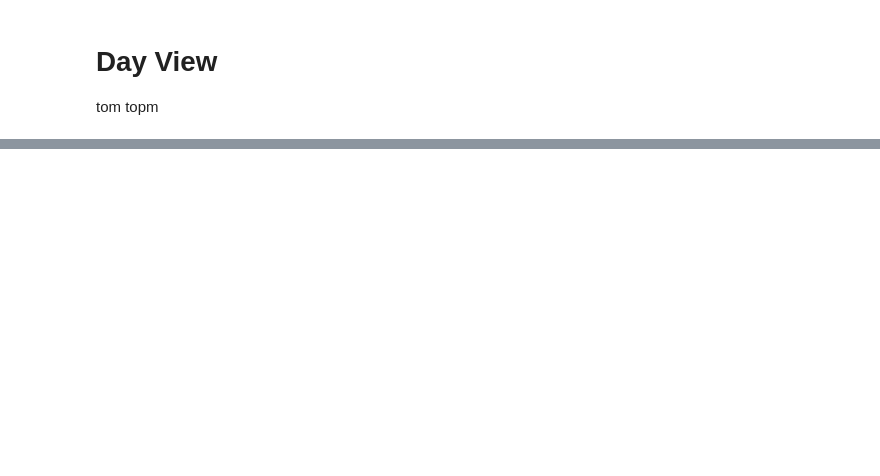
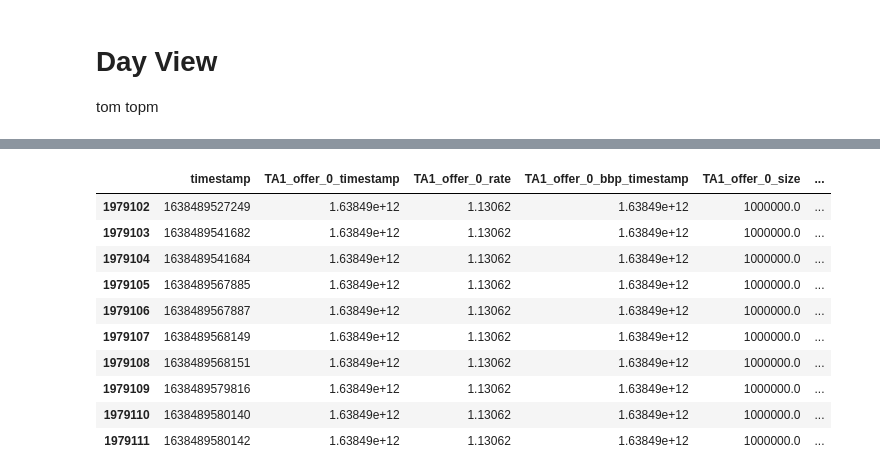
Before and after one commit to Tom-bulba/bbp-research, a Jupyter notebook: market_data/testing.ipynb, the cells around one changed output, grey strips where cells are left out. Cells and saved outputs as stored; diff of their text form; code cells hidden in the pictures; blank space fills up the shorter version.

Commit message:
add simulation data creator

```diff
--- a/market_data/testing.ipynb
+++ b/market_data/testing.ipynb
@@ -10,0 +5,17 @@ merged_raw_data = aws_handler.get_file_from_bucket("02-12-2021", "market_data.cs
+# %%
+import pandas as pd
+import numpy as np
+from data_tools.simulation_data import SimulationDataCreator
+pd.set_option("display.max_columns", None)
+pd.set_option("display.max_colwidth", None)
+pd.set_option("display.precision", 5)
+# %%
+simulation_data_creator = SimulationDataCreator("/Users/tom/dev/bbp-research/configuration_files/simulation_data_creator.json")
+# upload the data
+data_dict = simulation_data_creator.upload_data(["market_data", "market_data_1", "view_market_data"])
+# convert invoker column
+data_dict = simulation_data_creator.convert_invokers(data_dict, ["market_data", "market_data_1", "view_market_data"])
+# # add time
+# data_dict = simulation_data_creator.add_times(data_dict, ["market_data", "market_data_1", "view_market_data"])
+# merge into one DataFrame
+merged_data = simulation_data_creator.merge_markets(data_dict["market_data"]["data"], data_dict["market_data_1"]["data"], "timestamp", True)
@@ -11,2 +40,16 @@ merged_raw_data = aws_handler.get_file_from_bucket("02-12-2021", "market_data.cs
+# %%
+merged_data.tail(10)
+# %% [output]
+|  | timestamp | TA1_offer_0_timestamp | TA1_offer_0_rate | TA1_offer_0_bbp_timestamp | TA1_offer_0_size | ... |
+| 1979102 | 1638489527249 | 1.63849e+12 | 1.13062 | 1.63849e+12 | 1000000.0 | ... |
+| 1979103 | 1638489541682 | 1.63849e+12 | 1.13062 | 1.63849e+12 | 1000000.0 | ... |
+| 1979104 | 1638489541684 | 1.63849e+12 | 1.13062 | 1.63849e+12 | 1000000.0 | ... |
+| 1979105 | 1638489567885 | 1.63849e+12 | 1.13062 | 1.63849e+12 | 1000000.0 | ... |
+| 1979106 | 1638489567887 | 1.63849e+12 | 1.13062 | 1.63849e+12 | 1000000.0 | ... |
+| 1979107 | 1638489568149 | 1.63849e+12 | 1.13062 | 1.63849e+12 | 1000000.0 | ... |
+| 1979108 | 1638489568151 | 1.63849e+12 | 1.13062 | 1.63849e+12 | 1000000.0 | ... |
+| 1979109 | 1638489579816 | 1.63849e+12 | 1.13062 | 1.63849e+12 | 1000000.0 | ... |
+| 1979110 | 1638489580140 | 1.63849e+12 | 1.13062 | 1.63849e+12 | 1000000.0 | ... |
+| 1979111 | 1638489580142 | 1.63849e+12 | 1.13062 | 1.63849e+12 | 1000000.0 | ... |
 # %%
 merged_raw_data.tail(10)
```
Also changed, not shown: parts of 5 cells of this notebook, 3 other files.
